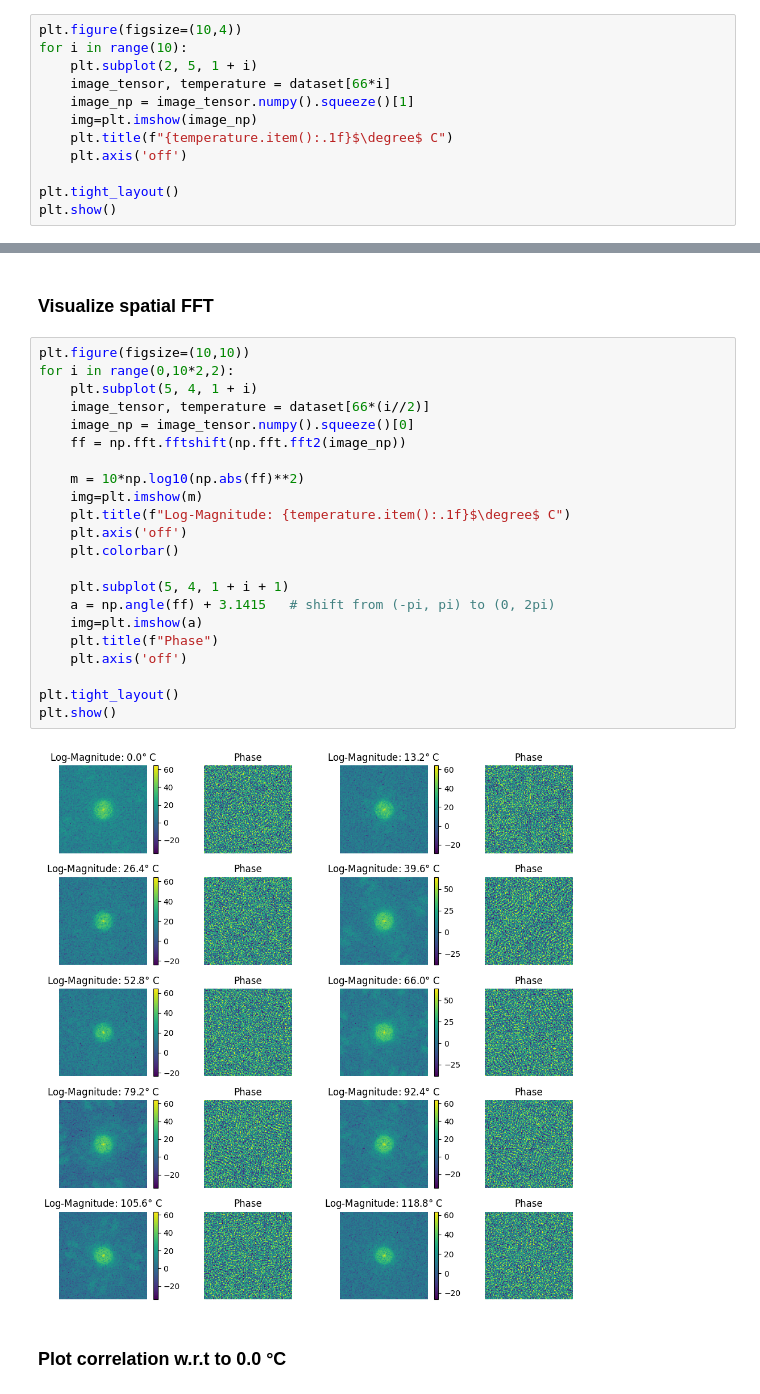
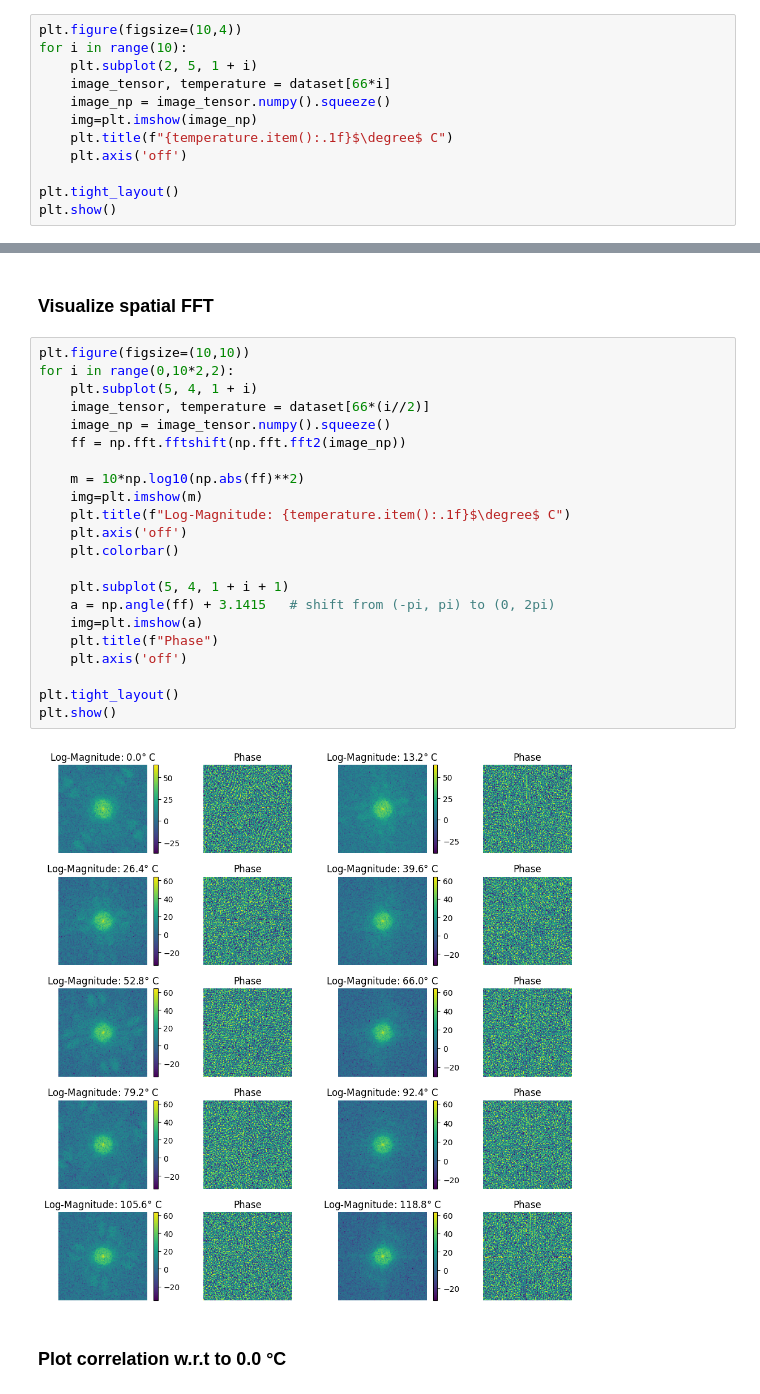
Before and after one commit to tsopeter/835-Final-Project, a Jupyter notebook: 835_Final_Project.ipynb, the cells around one changed output, grey strips where cells are left out. Cells and saved outputs as stored; diff of their text form.

```diff
--- a/835_Final_Project.ipynb
+++ b/835_Final_Project.ipynb
@@ -284,7 +63,7 @@ plt.figure(figsize=(10,4))
 for i in range(10):
     plt.subplot(2, 5, 1 + i)
     image_tensor, temperature = dataset[66*i]
-    image_np = image_tensor.numpy().squeeze()[1]
+    image_np = image_tensor.numpy().squeeze()
     img=plt.imshow(image_np)
     plt.title(f"{temperature.item():.1f}$\degree$ C")
     plt.axis('off')
@@ -298,27 +77,27 @@ plt.show()
 # %%
 plt.figure(figsize=(10,10))
 for i in range(0,10*2,2):
     plt.subplot(5, 4, 1 + i)
     image_tensor, temperature = dataset[66*(i//2)]
-    image_np = image_tensor.numpy().squeeze()[0]
+    image_np = image_tensor.numpy().squeeze()
     ff = np.fft.fftshift(np.fft.fft2(image_np))
 
     m = 10*np.log10(np.abs(ff)**2)
     img=plt.imshow(m)
     plt.title(f"Log-Magnitude: {temperature.item():.1f}$\degree$ C")
     plt.axis('off')
     plt.colorbar()
 
     plt.subplot(5, 4, 1 + i + 1)
     a = np.angle(ff) + 3.1415   # shift from (-pi, pi) to (0, 2pi)
     img=plt.imshow(a)
     plt.title(f"Phase")
     plt.axis('off')
 
 plt.tight_layout()
 plt.show()
 # %% [output]
-[figure, old version]
+[figure, new version]
 # %% [markdown]
 ### Plot correlation w.r.t to 0.0 °C
 # %%
```
Also changed, not shown: parts of 11 cells of this notebook, 1 other file.
